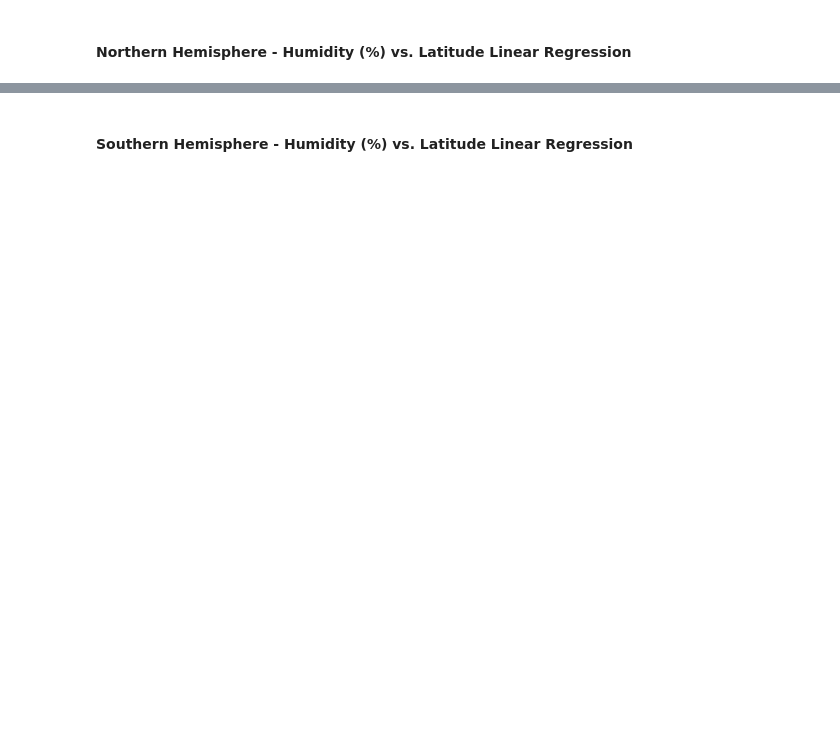
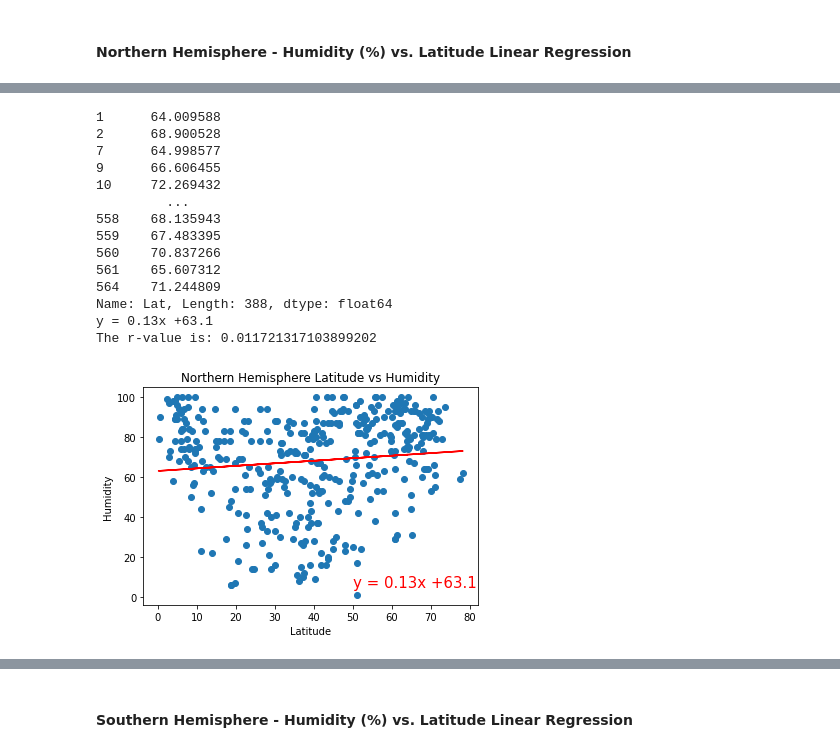
Before and after one commit to kelseyv4/python-api-challenge, a Jupyter notebook: starter_code/WeatherPy.ipynb, the cells around one changed output, grey strips where cells are left out. Cells and saved outputs as stored; diff of their text form; code cells hidden in the pictures; blank space fills up the shorter version.

```diff
--- a/starter_code/WeatherPy.ipynb
+++ b/starter_code/WeatherPy.ipynb
@@ -370,0 +418,49 @@ The r-value is: 0.000543987878808455
+# %%
+# Create a Scatter Plot for humidity vs latitude
+x_values_north = northern_hemi['Lat']
+y_values = northern_hemi['Humidity']
+
+# Perform a linear regression on humidity vs. latitude
+(slope, intercept, rvalue, pvalue, stderr) = stats.linregress(x_values_north, y_values)
+
+# Get regression values
+regress_values = x_values_north * slope + intercept
+print(regress_values)
+
+# Create line equation string
+line_eq = "y = " + str(round(slope,2)) + "x +" + str(round(intercept,2))
+print(line_eq)
+
+# Create Plot
+plt.scatter(x_values_north,y_values)
+plt.plot(x_values_north,regress_values,"r-")
+
+# Label plot and annotate the line equation
+plt.xlabel('Latitude')
+plt.ylabel('Humidity')
+plt.title('Northern Hemisphere Latitude vs Humidity')
+plt.annotate(line_eq,(50,5),fontsize=15,color="red")
+
+# Print r value
+print(f"The r-value is: {rvalue**2}")
+
+plt.savefig("../Images/NH Humidity regress.png")
+
+# Show plot
+plt.show()
+# %% [output]
+1      64.009588
+2      68.900528
+7      64.998577
+9      66.606455
+10     72.269432
+         ...
+558    68.135943
+559    67.483395
+560    70.837266
+561    65.607312
+564    71.244809
+Name: Lat, Length: 388, dtype: float64
+y = 0.13x +63.1
+The r-value is: 0.011721317103899202
+[figure, added]
```
Also changed, not shown: parts of 23 cells of this notebook, 8 other files.
